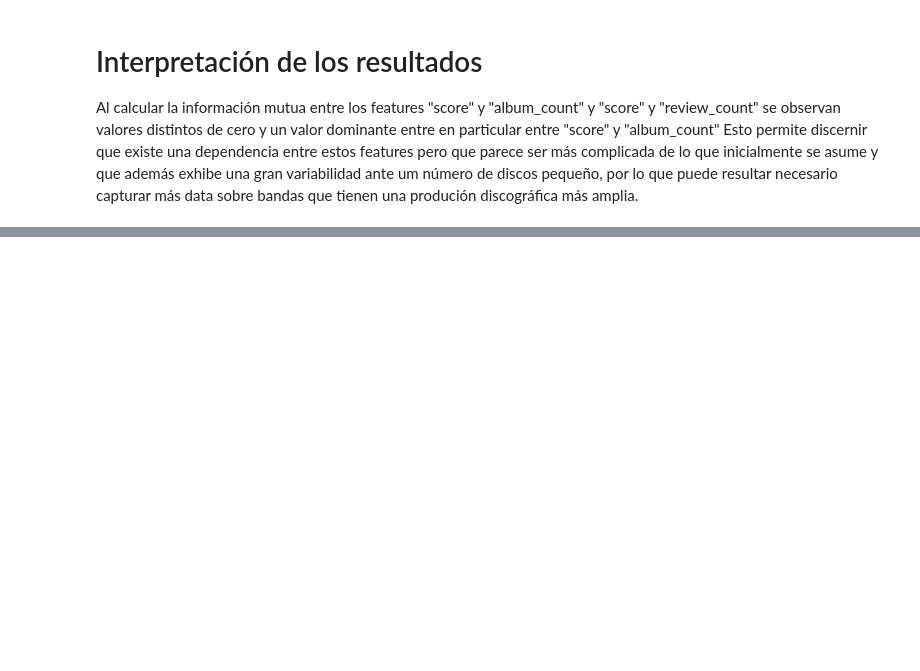
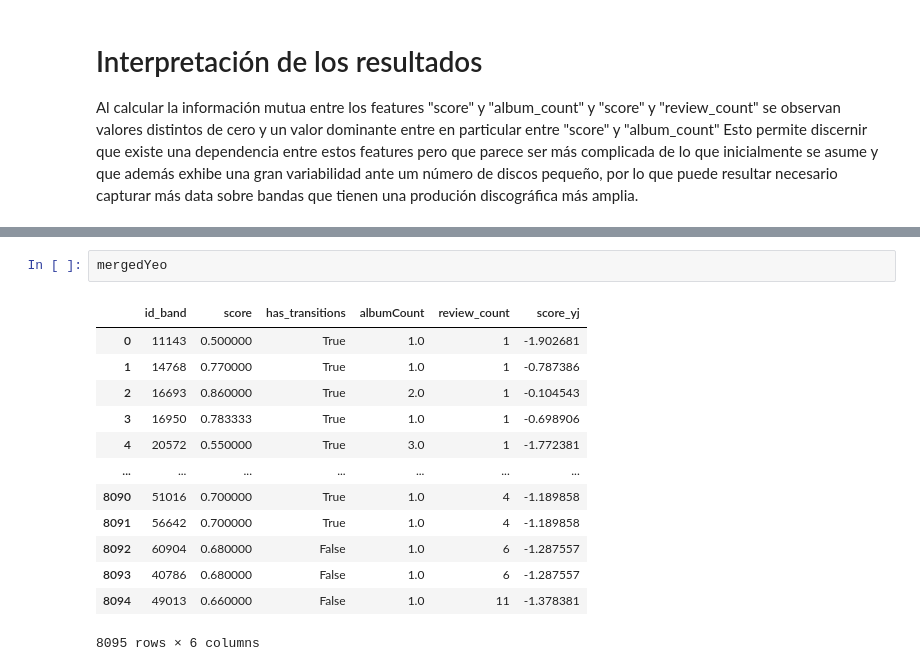
Before and after one commit to chainReactionCol/newRep, a Jupyter notebook: Data_StoryTelling_Sanchez_Ruiz.ipynb, the cells around one changed output, grey strips where cells are left out. Cells and saved outputs as stored; diff of their text form; blank space fills up the shorter version.

```diff
--- a/Data_StoryTelling_Sanchez_Ruiz.ipynb
+++ b/Data_StoryTelling_Sanchez_Ruiz.ipynb
@@ -1035,0 +1074,16 @@ plt.show()
+# %%
+mergedYeo
+# %% [output]
+|  | id_band | score | has_transitions | albumCount | review_count | score_yj |
+| 0 | 11143 | 0.500000 | True | 1.0 | 1 | -1.902681 |
+| 1 | 14768 | 0.770000 | True | 1.0 | 1 | -0.787386 |
+| 2 | 16693 | 0.860000 | True | 2.0 | 1 | -0.104543 |
+| 3 | 16950 | 0.783333 | True | 1.0 | 1 | -0.698906 |
+| 4 | 20572 | 0.550000 | True | 3.0 | 1 | -1.772381 |
+| ... | ... | ... | ... | ... | ... | ... |
+| 8090 | 51016 | 0.700000 | True | 1.0 | 4 | -1.189858 |
+| 8091 | 56642 | 0.700000 | True | 1.0 | 4 | -1.189858 |
+| 8092 | 60904 | 0.680000 | False | 1.0 | 6 | -1.287557 |
+| 8093 | 40786 | 0.680000 | False | 1.0 | 6 | -1.287557 |
+| 8094 | 49013 | 0.660000 | False | 1.0 | 11 | -1.378381 |
+8095 rows × 6 columns
```
Also changed, not shown: parts of 35 cells of this notebook, 4 other files.
